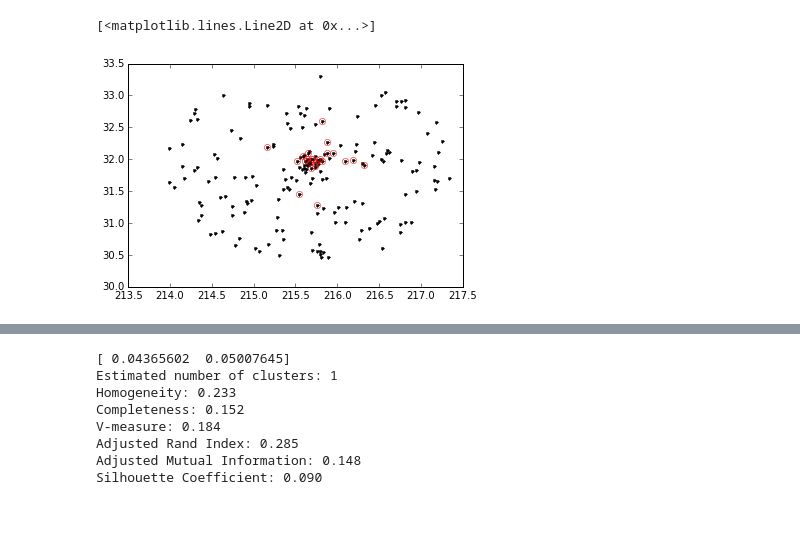
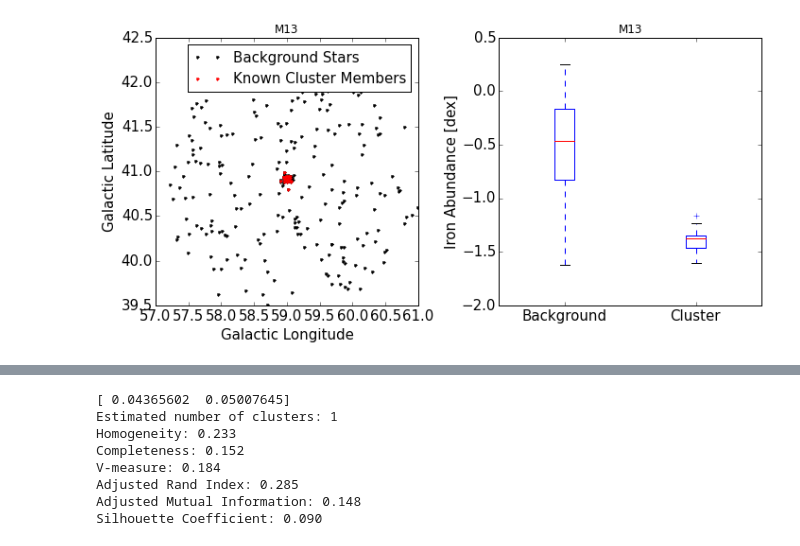
Before and after one commit to stephenpardy/PythonNotebooks, a Jupyter notebook: APOGEE_Clusters.ipynb, the cells around one changed output, grey strips where cells are left out. Cells and saved outputs as stored; diff of their text form; code cells hidden in the pictures; blank space fills up the shorter version.

```diff
--- a/APOGEE_Clusters.ipynb
+++ b/APOGEE_Clusters.ipynb
@@ -15,0 +16,2 @@ mpld3.enable_notebook()
+# %%
+goodstars = good_abundances(elements)
@@ -64,28 +67,70 @@ rec.array([ ('apogee.apo1m.s.stars.1.VESTA                 ', '1.calibration.VES
 # %%
-cluststars = [name for name in cluster_stars[0][cluster_stars[1] == 'M67']]
+cluster_name = 'M13'
+cluststars = [name for name in cluster_stars[0][cluster_stars[1] == cluster_name]]
+# %%
+def good_abundances(data, index=None):
+    if index is not None:
+        good = np.ones_like(index, dtype=bool)
+        for element in element_names:
+            good *= data[element][index] > -9999
+    else:
+        good = np.ones(len(data[element_names[0]]), dtype=bool)
+        for element in element_names:
+            good *= data[element] > -9999
+
+    return good
 # %%
+fig, axes = plt.subplots(1,2, figsize=(10, 5))
 ind = []
-labels_true = np.zeros(len(within_box[0]))-1
 
 for i, cluststar in enumerate(cluststars):
     _ind = np.where(names == cluststar)[0][0]
-    if (cat[1].data['FE_H'][_ind] > -9999) and (cat[1].data['C_H'][_ind] > -9999):
+    if good_abundances(elements, _ind):
         ind.append(_ind)
-        _ = np.where(names[within_box] == cluststar)[0]
-        labels_true[_] = 1
 
 
 avg_glon = np.mean(cat[1].data['GLON'][ind])
 avg_glat = np.mean(cat[1].data['GLAT'][ind])
 
 within_box = np.where((np.abs(cat[1].data['GLON'] - avg_glon) < 2)*
                       (np.abs(cat[1].data['GLAT'] - avg_glat) < 2)*
-                      (cat[1].data['FE_H'] > -9999)*(cat[1].data['C_H'] > -9999))
-plt.plot(cat[1].data['GLON'][within_box],
-         cat[1].data['GLAT'][within_box], 'k.', zorder=-1)
+                      good_abundances(elements, range(len(cat[1].data['GLON']))))
 
 
-plt.plot(cat[1].data['GLON'][ind], cat[1].data['GLAT'][ind], 'o', markerfacecolor='none', markeredgecolor='r')
+labels_true = np.zeros(len(within_box[0]))-1
+
+for i, cluststar in enumerate(cluststars):
+    _ind = np.where(names == cluststar)[0][0]
+    if good_abundances(elements, _ind):
+        _ = np.where(names[within_box] == cluststar)[0]
+        labels_true[_] = 0
+
+axis = axes[0]
+axis.plot(cat[1].data['GLON'][within_box],
+         cat[1].data['GLAT'][within_box], 'k.', zorder=-1, label='Background Stars')
+
+
+axis.plot(cat[1].data['GLON'][ind], cat[1].data['GLAT'][ind], 'r.', label='Known Cluster Members')#, markerfacecolor='none', markeredgecolor='r')
+axis.set_xlabel('Galactic Longitude', fontsize=15)
+axis.set_ylabel('Galactic Latitude', fontsize=15)
+axis.set_title(cluster_name)
+axis.legend(loc='upper right', fontsize=15)
+axis.tick_params(axis='both', which='major', labelsize=15)
+
+axis = axes[1]
+axis.boxplot((cat[1].data['FE_H'][within_box], cat[1].data['FE_H'][ind]),
+             labels=['Background', 'Cluster'])
+axis.set_ylabel('Iron Abundance [dex]', fontsize=15)
+axis.tick_params(axis='both', which='major', labelsize=15)
+#tot = np.sum(cat[1].data['FE_H'][within_box])
+#axis.plot(np.linspace(0, 1, len(within_box[0])), np.cumsum(sorted(cat[1].data['FE_H'][within_box]))/tot)
+#tot = np.sum(cat[1].data['FE_H'][ind])
+#axis.plot(np.linspace(0, 1, len(ind)), np.cumsum(sorted(cat[1].data['FE_H'][ind]))/tot)
+
+#axis.plot(cat[1].data['GLON'][ind], cat[1].data['GLAT'][ind], 'r.', label='Known Cluster Members')#, markerfacecolor='none', markeredgecolor='r')
+plt.tight_layout()
+
+axis.set_title(cluster_name)
+plt.savefig('/Users/spardy/Desktop/M13_metal_spread.png', dpi=600, bbox_inches='tight')
 # %% [output]
-[<matplotlib.lines.Line2D at 0x...>]
-[figure, old version]
+[figure, new version]
```
Also changed, not shown: parts of 23 cells of this notebook, 1 other file.
